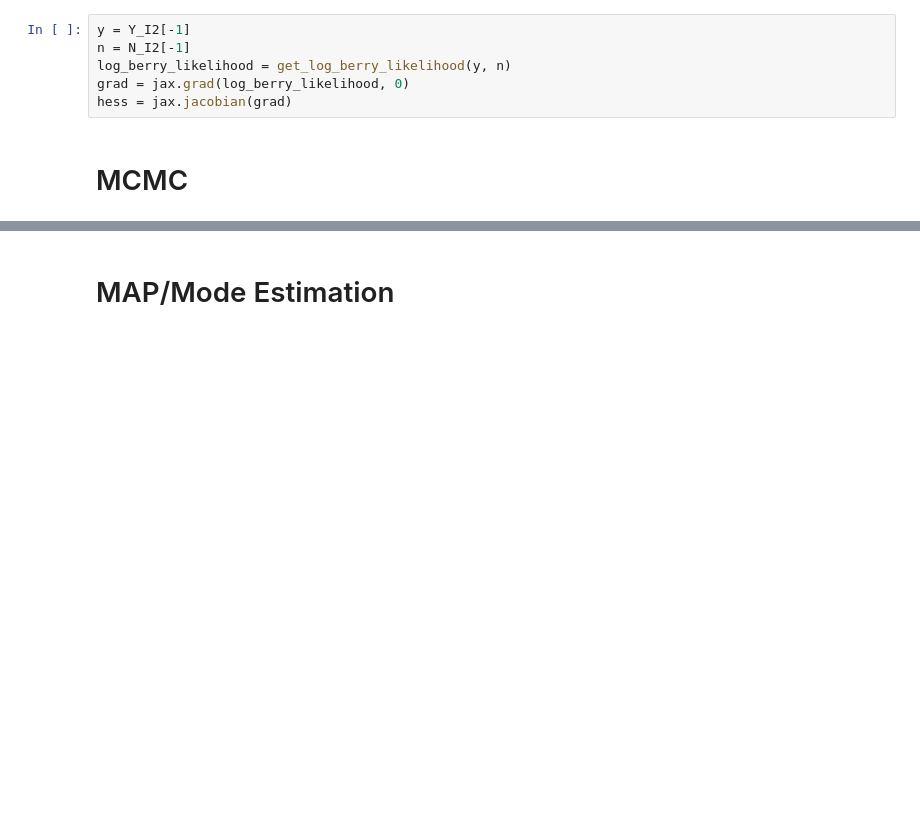
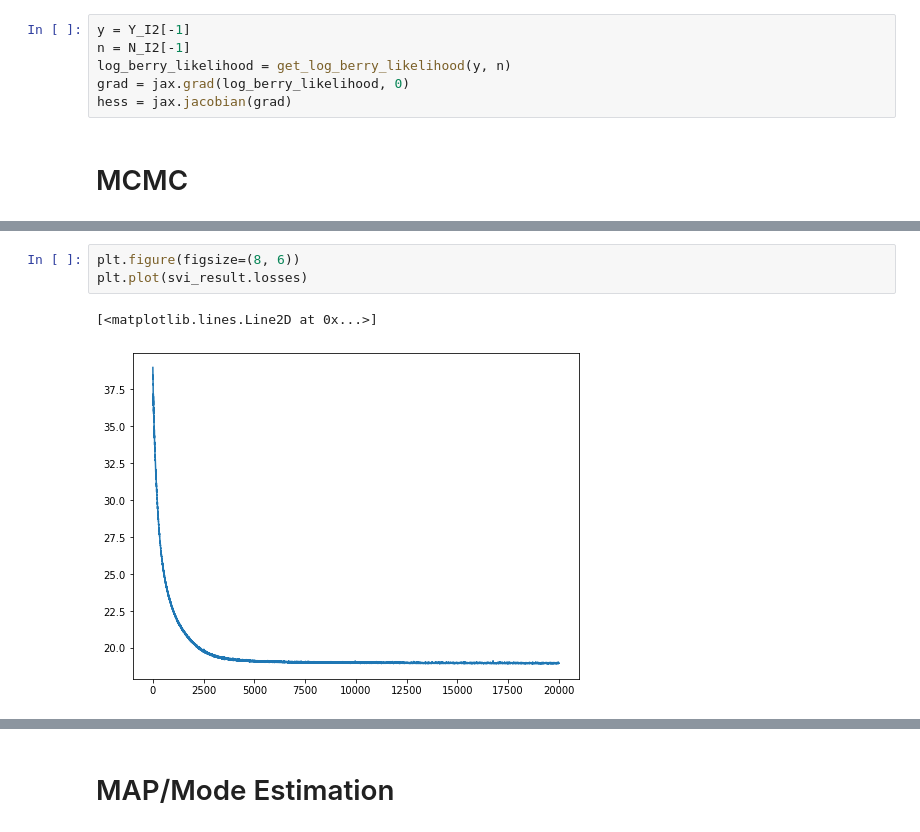
Before and after one commit to constinit/imprint, a Jupyter notebook: research/berry/jax_inla.ipynb, the cells around one changed output, grey strips where cells are left out. Drawn from its saved outputs; the diff is of its cells as text; blank space fills up the shorter version.

```diff
--- a/research/berry/jax_inla.ipynb
+++ b/research/berry/jax_inla.ipynb
@@ -108,0 +153,6 @@ None
+# %%
+plt.figure(figsize=(8, 6))
+plt.plot(svi_result.losses)
+# %% [output]
+[<matplotlib.lines.Line2D at 0x...>]
+[figure, added]
```
Also changed, not shown: parts of 15 cells of this notebook.
